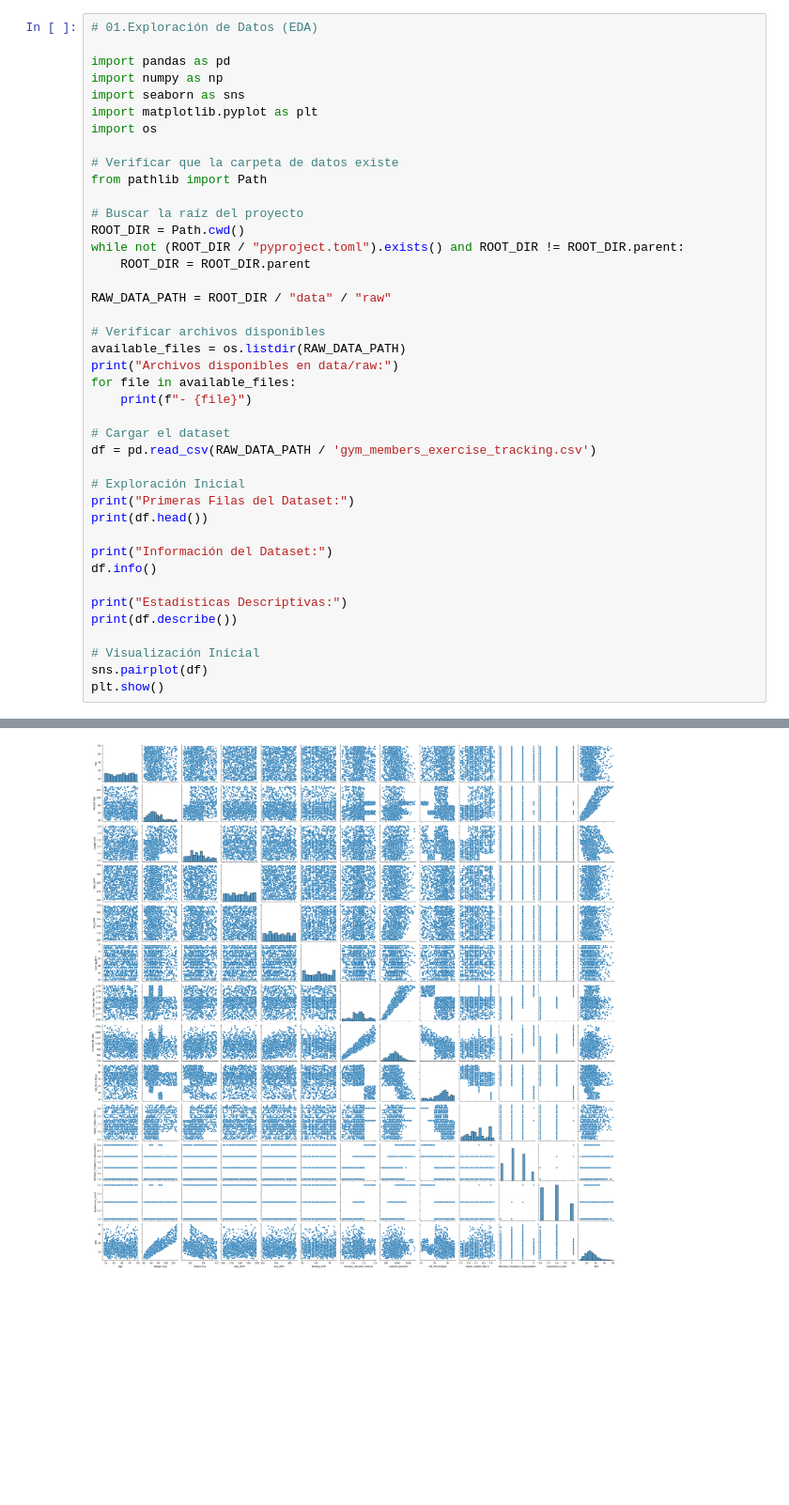
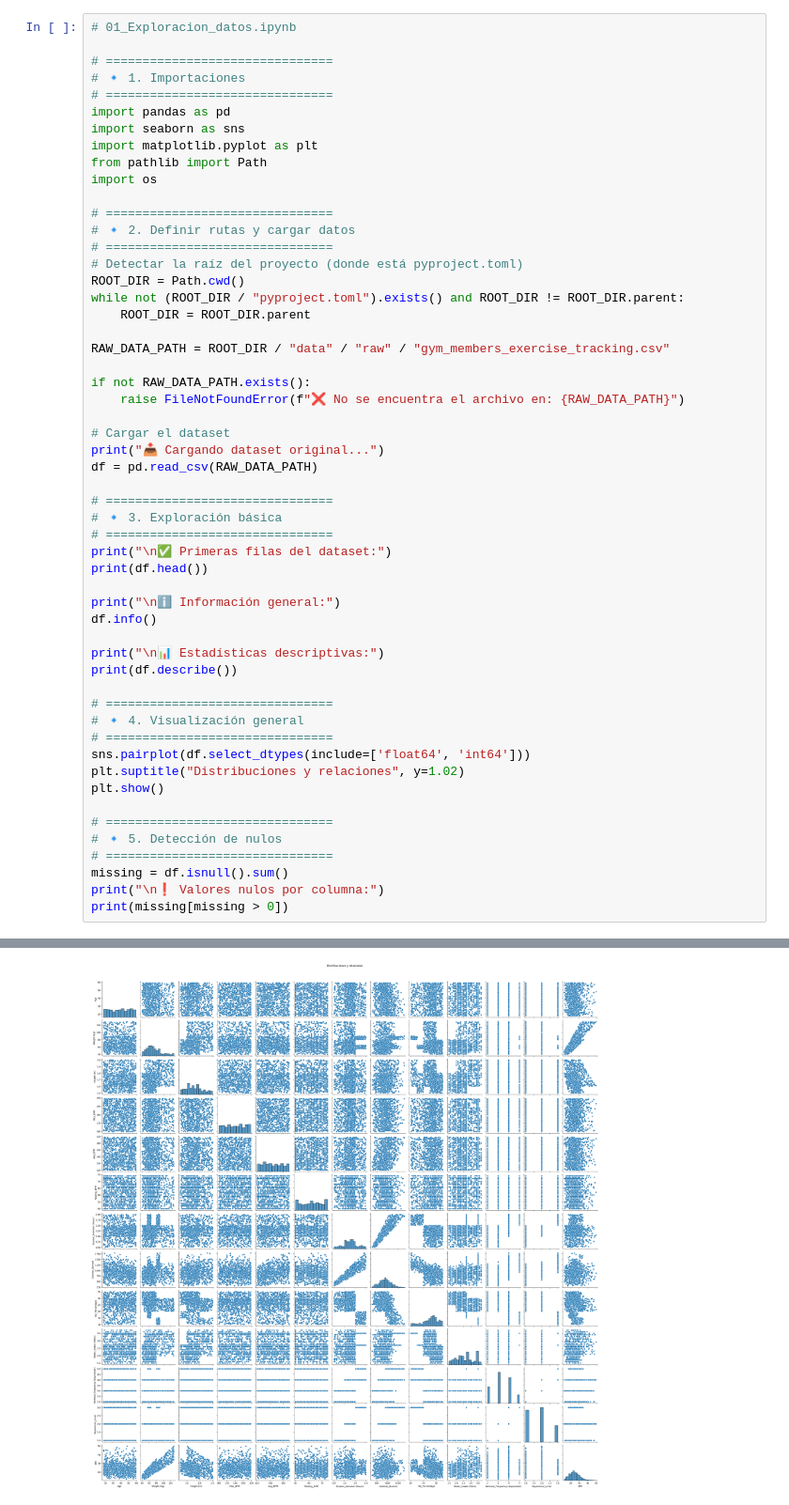
Before and after one commit to ALM1808/Calculo_Grasa_corporal, a Jupyter notebook: notebooks/01_exploraciones_datos.ipynb, the cells around one changed output, grey strips where cells are left out. Shown at 94% size. Drawn from its saved outputs; the diff is of its cells as text; blank space fills up the shorter version.

```diff
--- a/notebooks/01_exploraciones_datos.ipynb
+++ b/notebooks/01_exploraciones_datos.ipynb
@@ -1,42 +1,55 @@
 # %%
-# 01.Exploración de Datos (EDA)
+# 01_Exploracion_datos.ipynb
 
+# ===============================
+# 🔹 1. Importaciones
+# ===============================
 import pandas as pd
-import numpy as np
 import seaborn as sns
 import matplotlib.pyplot as plt
+from pathlib import Path
 import os
 
-# Verificar que la carpeta de datos existe
-from pathlib import Path
-
-# Buscar la raíz del proyecto
+# ===============================
+# 🔹 2. Definir rutas y cargar datos
+# ===============================
+# Detectar la raíz del proyecto (donde está pyproject.toml)
 ROOT_DIR = Path.cwd()
 while not (ROOT_DIR / "pyproject.toml").exists() and ROOT_DIR != ROOT_DIR.parent:
     ROOT_DIR = ROOT_DIR.parent
 
-RAW_DATA_PATH = ROOT_DIR / "data" / "raw"
+RAW_DATA_PATH = ROOT_DIR / "data" / "raw" / "gym_members_exercise_tracking.csv"
 
-# Verificar archivos disponibles
-available_files = os.listdir(RAW_DATA_PATH)
-print("Archivos disponibles en data/raw:")
-for file in available_files:
-    print(f"- {file}")
+if not RAW_DATA_PATH.exists():
+    raise FileNotFoundError(f"❌ No se encuentra el archivo en: {RAW_DATA_PATH}")
 
 # Cargar el dataset
-df = pd.read_csv(RAW_DATA_PATH / 'gym_members_exercise_tracking.csv')
+print("📥 Cargando dataset original...")
+df = pd.read_csv(RAW_DATA_PATH)
 
-# Exploración Inicial
-print("Primeras Filas del Dataset:")
+# ===============================
+# 🔹 3. Exploración básica
+# ===============================
+print("\n✅ Primeras filas del dataset:")
 print(df.head())
 
-print("Información del Dataset:")
+print("\nℹ️ Información general:")
 df.info()
 
-print("Estadísticas Descriptivas:")
+print("\n📊 Estadísticas descriptivas:")
 print(df.describe())
 
-# Visualización Inicial
-sns.pairplot(df)
+# ===============================
+# 🔹 4. Visualización general
+# ===============================
+sns.pairplot(df.select_dtypes(include=['float64', 'int64']))
+plt.suptitle("Distribuciones y relaciones", y=1.02)
 plt.show()
+
+# ===============================
+# 🔹 5. Detección de nulos
+# ===============================
+missing = df.isnull().sum()
+print("\n❗ Valores nulos por columna:")
+print(missing[missing > 0])
 # %% [output]
@@ -56,5 +69,5 @@ Primeras Filas del Dataset:
 25%     20.110000
 50%     24.160000
 75%     28.560000
 max     49.840000
-[figure, old version]
+[figure, new version]
```
Also changed, not shown: parts of 1 cell of this notebook, 36 other files.
